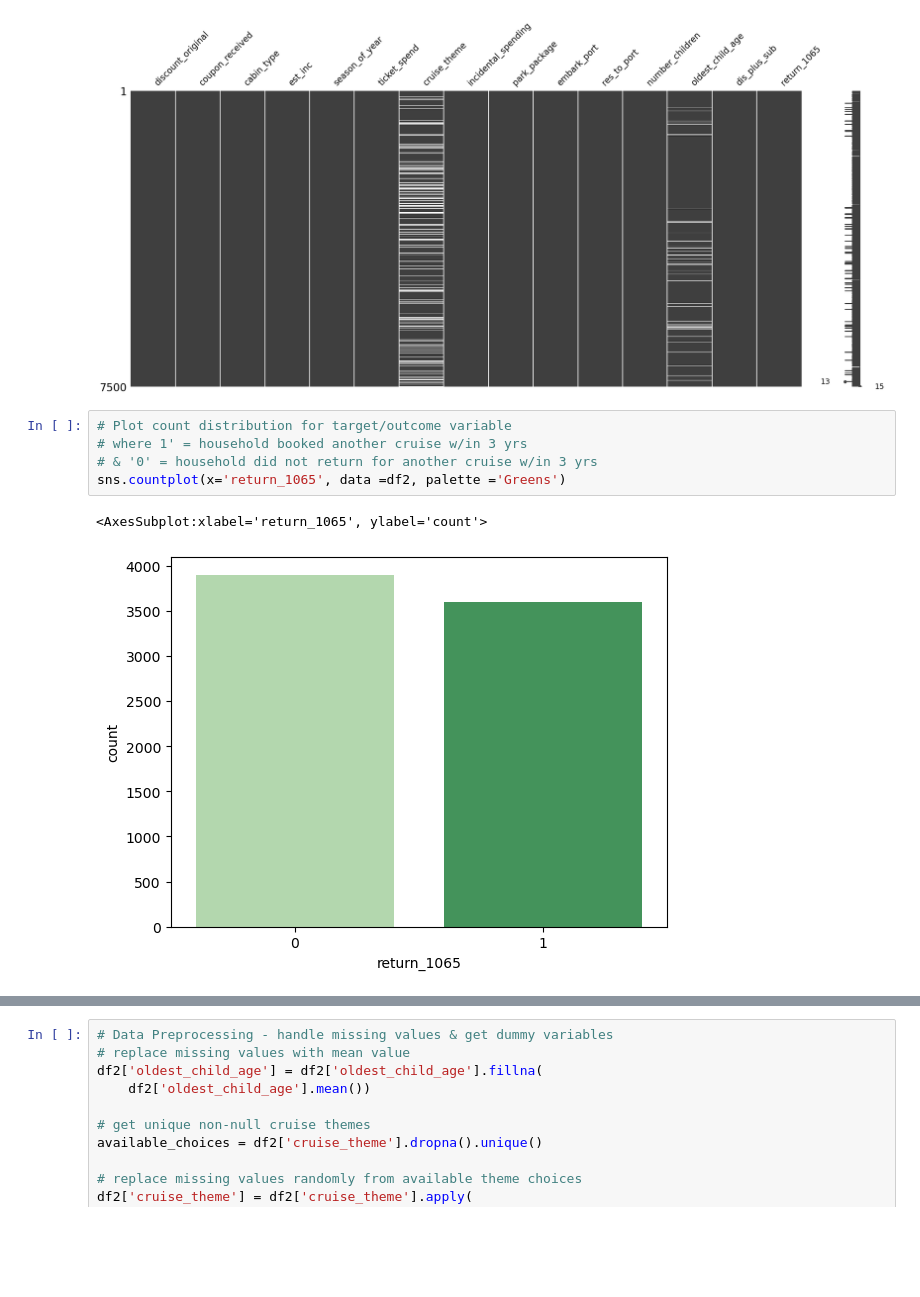
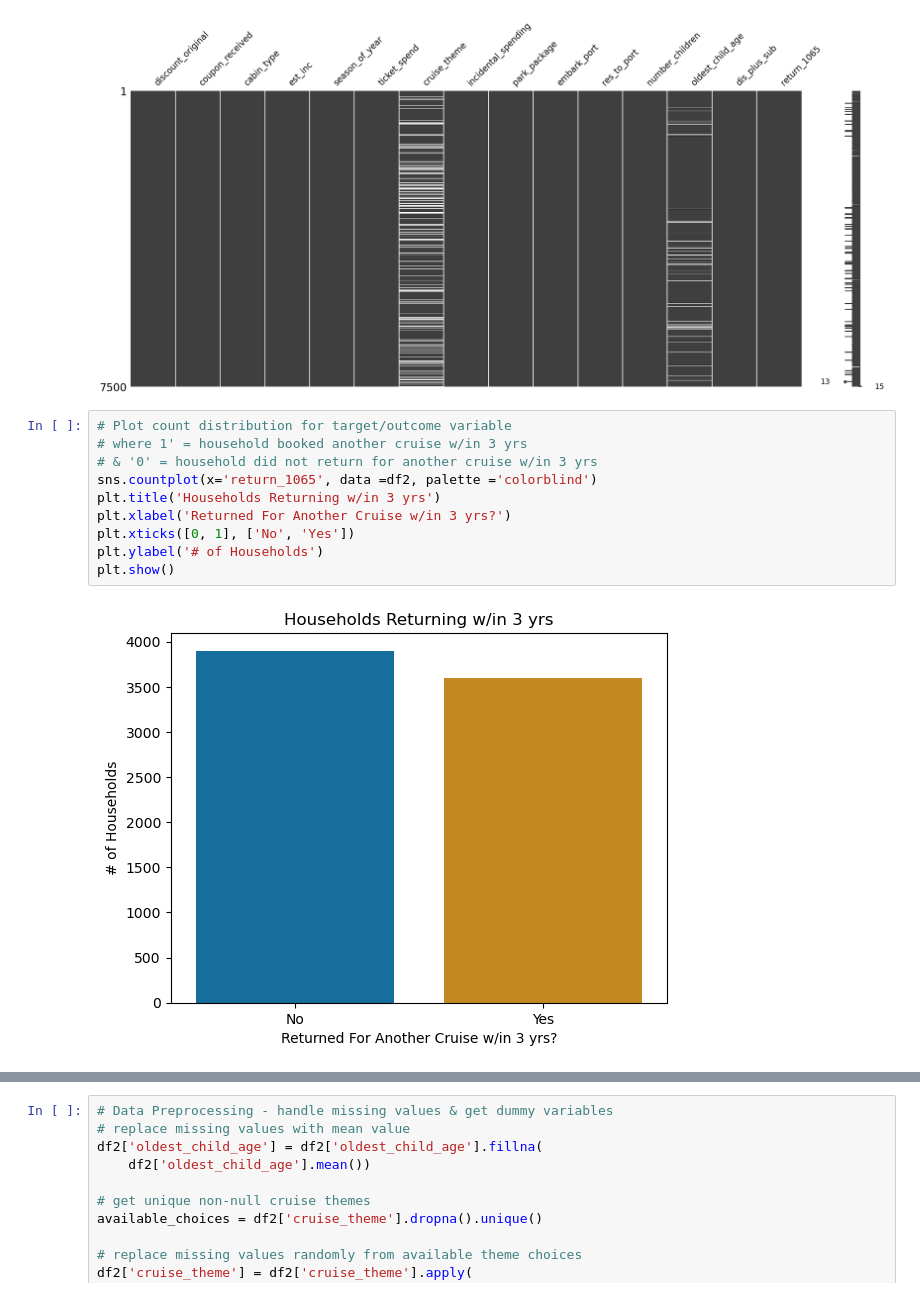
Before and after one commit to cool-t/Tara_DataPortfolio, a Jupyter notebook: Disney Marketing Analytics Study - Python + Tableau/Disney_Marketing_Analytics_Project.ipynb, the cells around one changed output, grey strips where cells are left out. Drawn from its saved outputs; the diff is of its cells as text; blank space fills up the shorter version.

```diff
--- a/Disney Marketing Analytics Study - Python + Tableau/Disney_Marketing_Analytics_Project.ipynb
+++ b/Disney Marketing Analytics Study - Python + Tableau/Disney_Marketing_Analytics_Project.ipynb
@@ -1037,11 +1037,15 @@ msno.matrix(df2)
 # %%
 # Plot count distribution for target/outcome variable
 # where 1' = household booked another cruise w/in 3 yrs
 # & '0' = household did not return for another cruise w/in 3 yrs
-sns.countplot(x='return_1065', data =df2, palette ='Greens')
+sns.countplot(x='return_1065', data =df2, palette ='colorblind')
+plt.title('Households Returning w/in 3 yrs')
+plt.xlabel('Returned For Another Cruise w/in 3 yrs?')
+plt.xticks([0, 1], ['No', 'Yes'])
+plt.ylabel('# of Households')
+plt.show()
 # %% [output]
-<AxesSubplot:xlabel='return_1065', ylabel='count'>
-[figure, old version]
+[figure, new version]
 # %%
 # Plot count distribution of outcome variable by number of children in household
 sns.countplot(x='return_1065', data =df2, hue='number_children',
```
Also changed, not shown: parts of 5 cells of this notebook.
